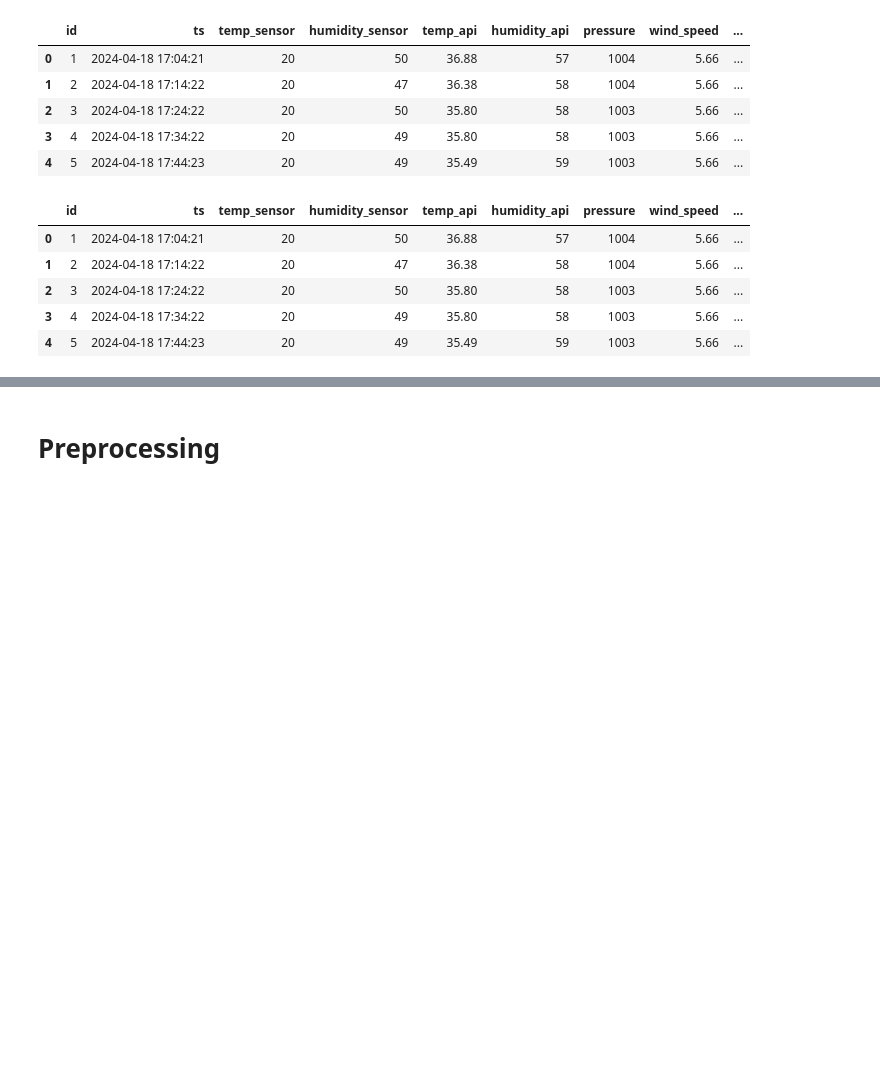
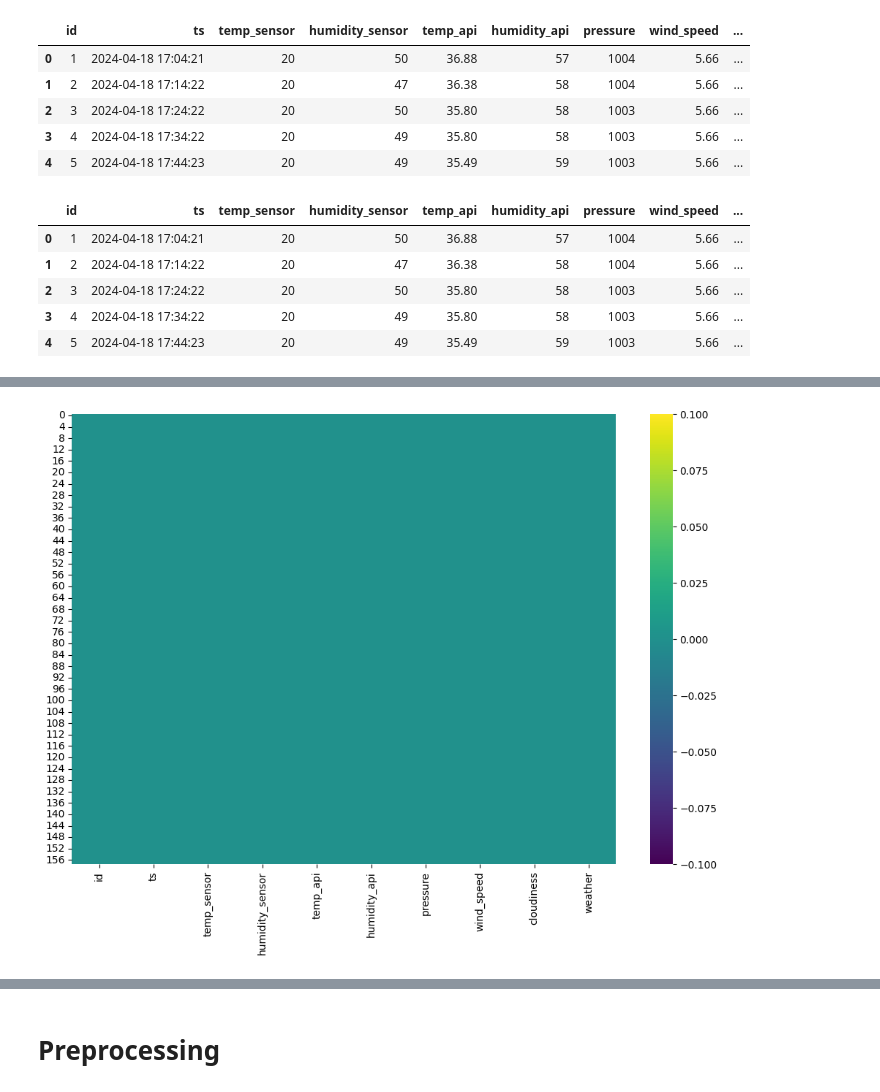
Before and after one commit to Qosanglesz/WeatherSense, a Jupyter notebook: Data-Analytics/weathersense.ipynb, the cells around one changed output, grey strips where cells are left out. Drawn from its saved outputs; the diff is of its cells as text; code cells hidden in the pictures; blank space fills up the shorter version.

```diff
--- a/Data-Analytics/weathersense.ipynb
+++ b/Data-Analytics/weathersense.ipynb
@@ -32,0 +141,6 @@ display(data.head())
+# %%
+plt.figure(figsize=(12,8))
+sns.heatmap(data=data.isnull(), cmap="viridis")
+plt.show()
+# %% [output]
+[figure, added]
```
Also changed, not shown: parts of 24 cells of this notebook.
